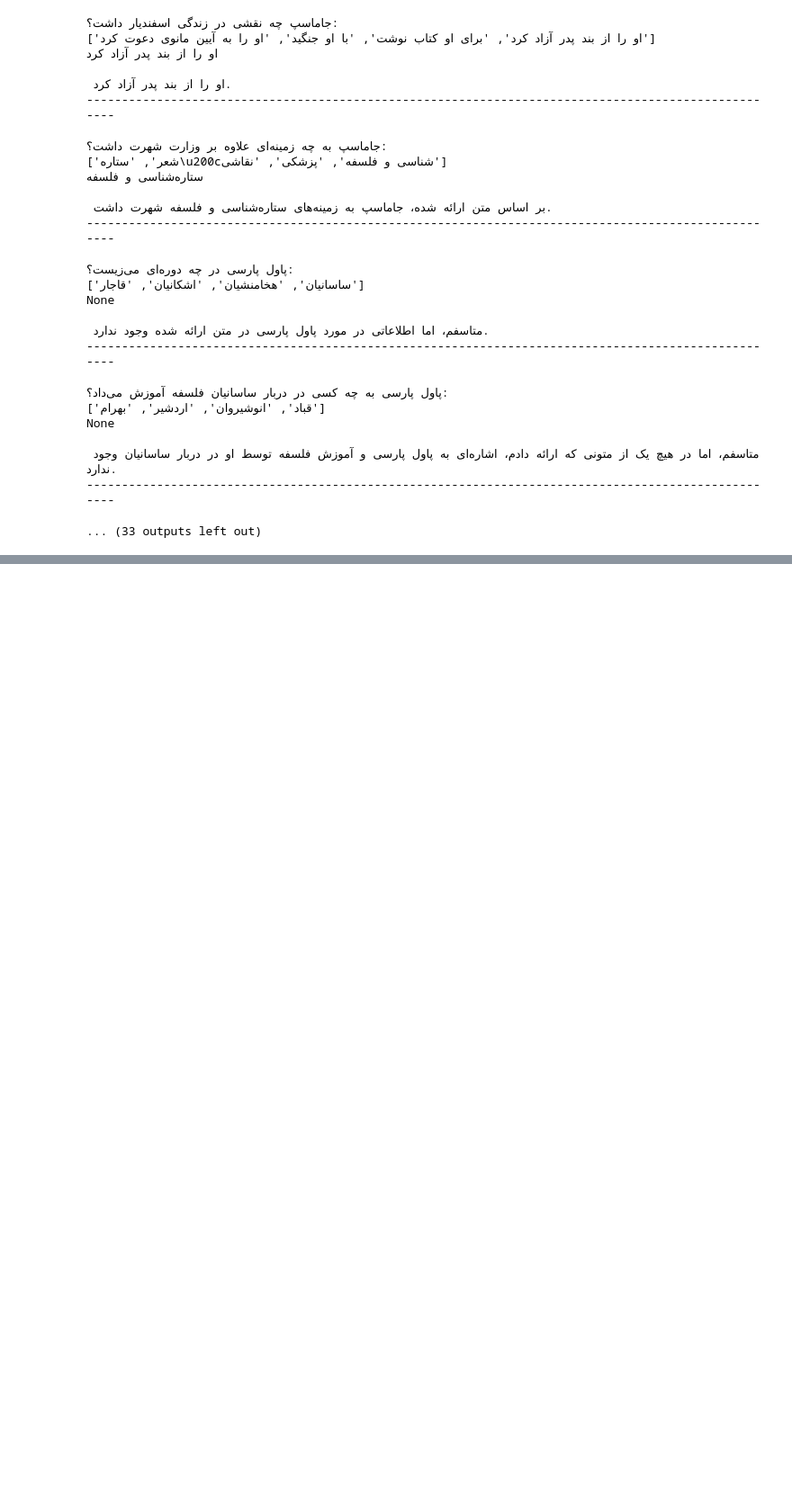
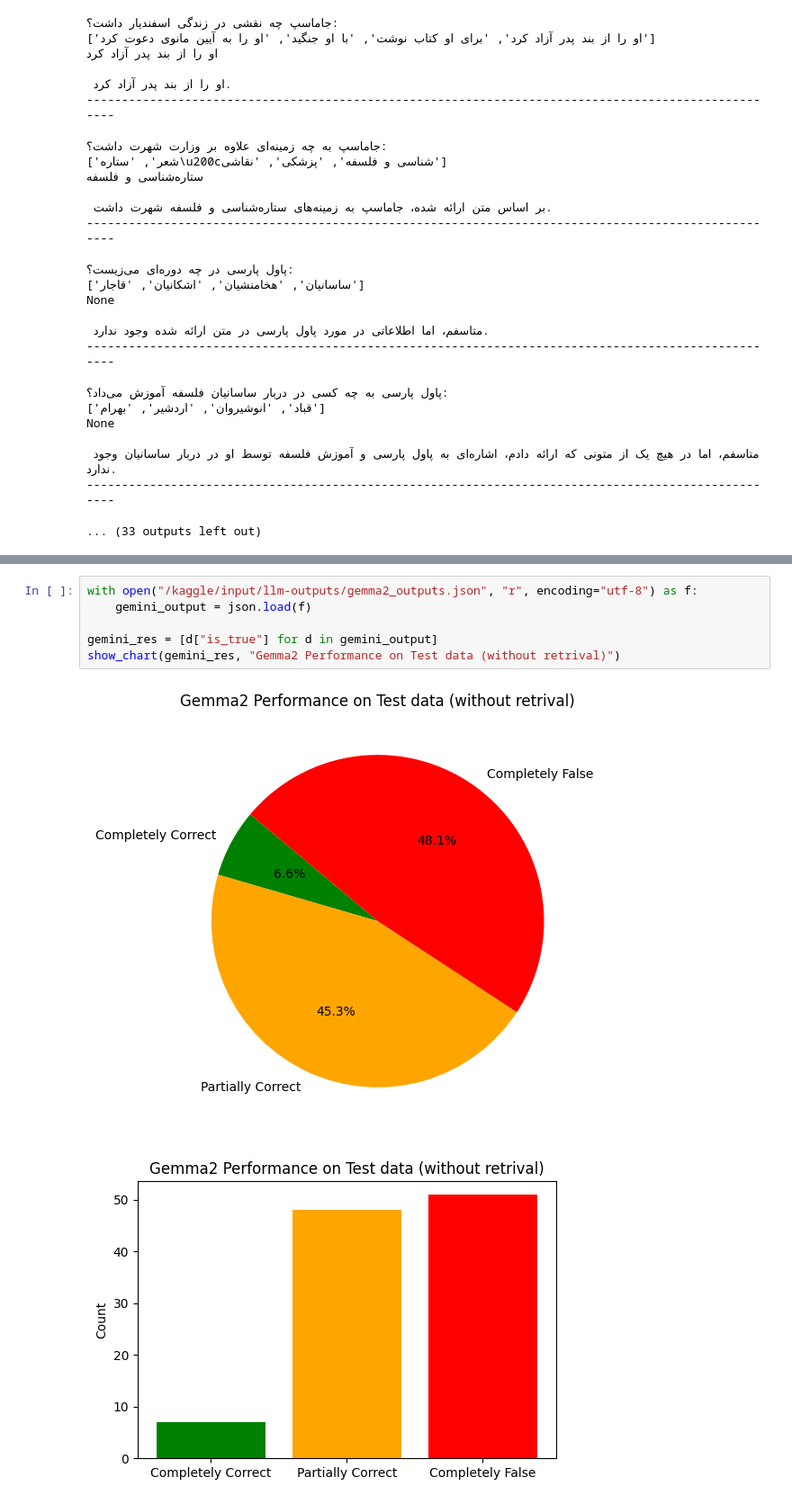
Before and after one commit to FaSha20/Natural-Language-Processing-Projects, a Jupyter notebook: MultimodalRAG/Mobina/HW3.ipynb, the cells around one changed output, grey strips where cells are left out. Shown: that part at 90% size. Saved outputs shown, nothing was run; the diff lists cells and outputs as text; blank space fills up the shorter version.

```diff
--- a/MultimodalRAG/Mobina/HW3.ipynb
+++ b/MultimodalRAG/Mobina/HW3.ipynb
@@ -650,0 +1173,9 @@ None
+# %%
+with open("/kaggle/input/llm-outputs/gemma2_outputs.json", "r", encoding="utf-8") as f:
+    gemini_output = json.load(f)
+
+gemini_res = [d["is_true"] for d in gemini_output]
+show_chart(gemini_res, "Gemma2 Performance on Test data (without retrival)")
+# %% [output]
+[figure, added]
+[figure, added]
```
Also changed, not shown: parts of 11 cells of this notebook, 2 other files.
